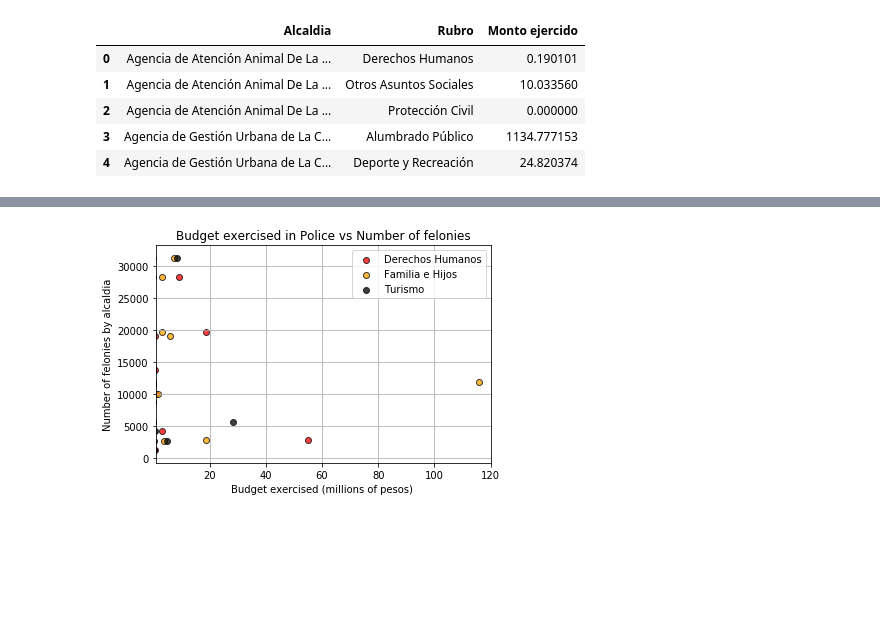
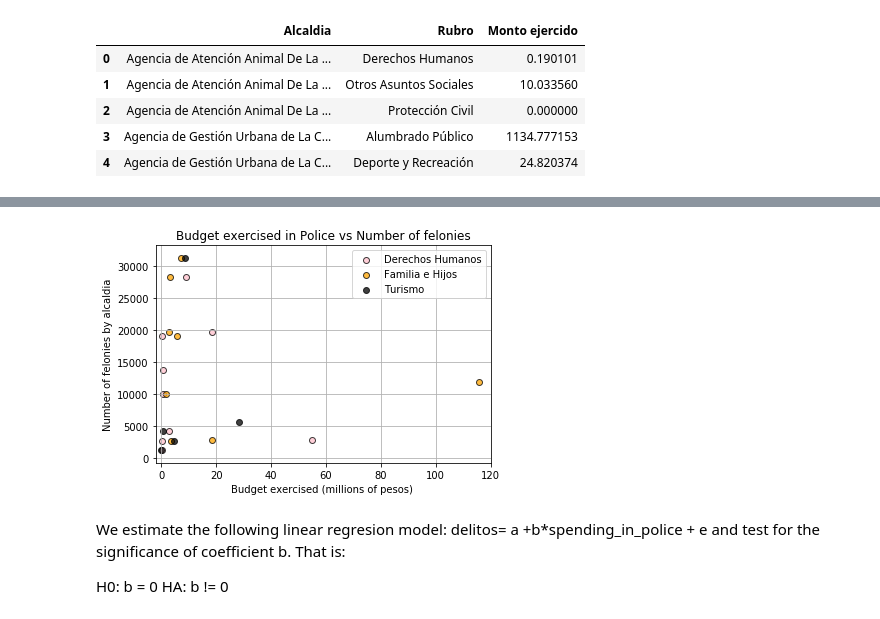
Before and after one commit to joseluismendozal10/Project1, a Jupyter notebook: Budget BTB/main_BTB.ipynb, the cells around one changed output, grey strips where cells are left out. Drawn from its saved outputs; the diff is of its cells as text; code cells hidden in the pictures; blank space fills up the shorter version.

```diff
--- a/Budget BTB/main_BTB.ipynb
+++ b/Budget BTB/main_BTB.ipynb
@@ -151,10 +168,10 @@ export_csv = budget_final_df .to_csv ("budget_final.csv")
 delitos=[13625, 10007, 19049, 14147, 2690, 31274, 19675, 8799, 28340, 2872, 13736, 1297, 4308, 11379, 11893, 5598]
 budget_final_df["delitos"] = delitos
 # %%
-# loop to plot the x and y scatter for each city type
+# loop to plot the x and y scatter for each of the following rubros
 i=0
 rubros=['Policia', "Alumbrado Publico", "Urbanizacion", "Grupos Vulnerables"]
-colores=["blue", "yellow", "green", "pink"]
+colores=["blue", "yellow", "green", "red"]
 
 for rubro in rubros:
 
@@ -164,7 +181,6 @@ for rubro in rubros:
 # Incorporate the other graph properties
 
 plt.grid()
-
 plt.title("Budget exercised in Police vs Number of felonies")
 plt.xlabel("Budget exercised (millions of pesos)")
 plt.ylabel("Number of felonies by alcaldia")
@@ -183,0 +200,4 @@ plt.show()
+# %%
+#we don't want ceros (cero spending on an rubro) to show in the plot
+budget_final_df = budget_final_df.replace(0, -900)
+budget_final_df
@@ -184,33 +222,37 @@ plt.show()
 # %%
-# loop to plot the x and y scatter for each city type
-#budget_final_df = budget_final_df.dropna(how='any')
+# loop to plot the x and y scatter for each of the following rubros
 i=0
 rubros=['Derechos Humanos', 'Familia e Hijos', "Turismo"]
-colores=["red", "orange", "black"]
+colores=["pink", "orange", "black"]
 
 for rubro in rubros:
 
     plt.scatter(budget_final_df[rubro], budget_final_df["delitos"], marker="o", facecolors=colores[i], edgecolors="black", alpha=0.75)
     i=i+1
 
 # Incorporate the other graph properties
 
 plt.grid()
-plt.xlim(0.8, 120)
+plt.xlim(-2, 120)
 plt.title("Budget exercised in Police vs Number of felonies")
 plt.xlabel("Budget exercised (millions of pesos) ")
 plt.ylabel("Number of felonies by alcaldia")
 
 # Create a legend
 #plt.legend(handles=[ Urban, Suburban, Rural], loc= "upper rigth")
 plt.legend(rubros, loc="best")
 
 
 # Save Figure
 plt.savefig("Dhumanos_familia_turismo.png")
 
 # Prints the scatter plot to the screen
 plt.show()
 # %% [output]
-[figure, old version]
+[figure, new version]
+# %% [markdown]
+We estimate the following linear regresion model: delitos= a +b*spending_in_police + e and test for the significance of coefficient b. That is:
+
+H0: b = 0
+HA: b != 0
 # %%
```
Also changed, not shown: parts of 13 cells of this notebook, 6 other files.
